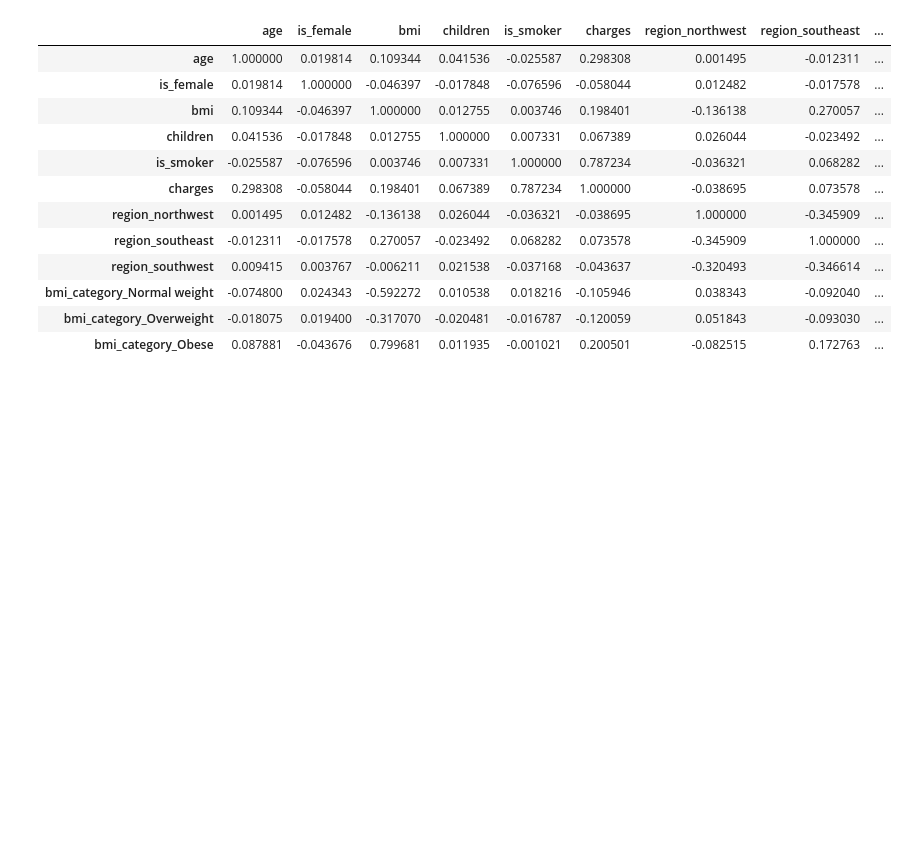
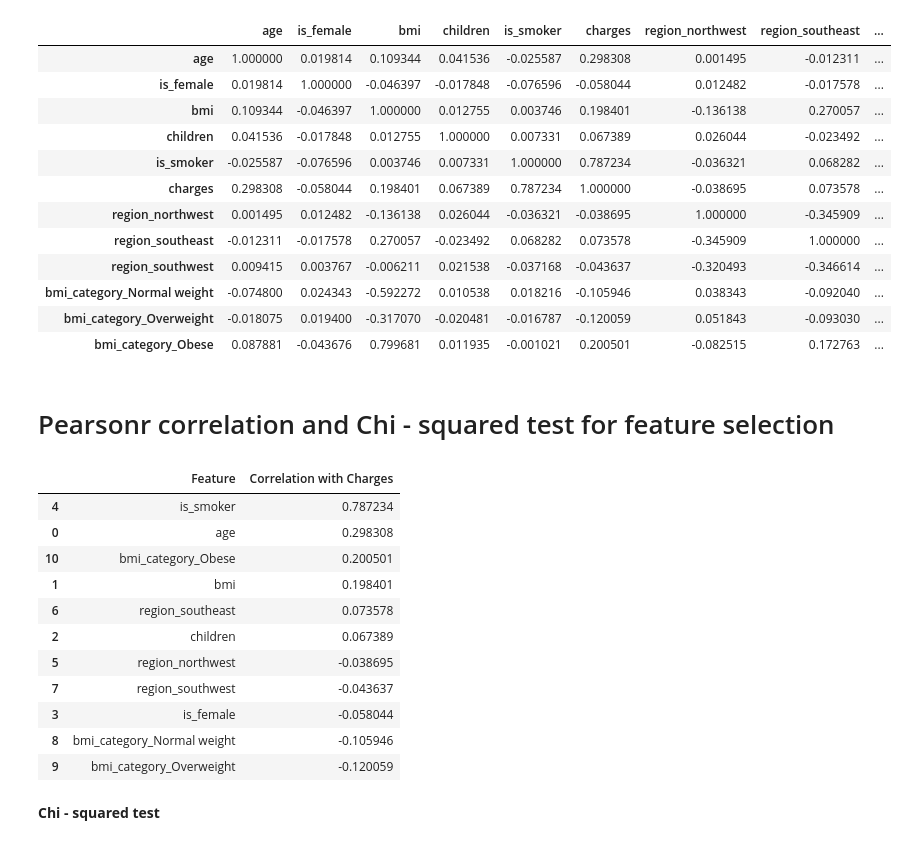
Before and after one commit to code-with-ayyan/Data-Science-practice-projects, a Jupyter notebook: insurance.ipynb, the cells around one changed output. Cells and saved outputs as stored; diff of their text form; code cells hidden in the pictures; blank space fills up the shorter version.

```diff
--- a/insurance.ipynb
+++ b/insurance.ipynb
@@ -305,3 +305,35 @@ data_cleaned.corr(numeric_only = True)
 | bmi_category_Normal weight | -0.074800 | 0.024343 | -0.592272 | 0.010538 | 0.018216 | -0.105946 | 0.038343 | -0.092040 | ... |
 | bmi_category_Overweight | -0.018075 | 0.019400 | -0.317070 | -0.020481 | -0.016787 | -0.120059 | 0.051843 | -0.093030 | ... |
 | bmi_category_Obese | 0.087881 | -0.043676 | 0.799681 | 0.011935 | -0.001021 | 0.200501 | -0.082515 | 0.172763 | ... |
+# %% [markdown]
+# Pearsonr correlation and Chi - squared test for feature selection
+# %%
+from scipy.stats import pearsonr
+
+targeted_cols = ['age', 'bmi', 'children',
+                 'is_female', 'is_smoker', 'region_northwest',
+                 'region_southeast', 'region_southwest', 'bmi_category_Normal weight',
+                 'bmi_category_Overweight', 'bmi_category_Obese']
+
+correlation = {
+    feature : pearsonr(data_cleaned[feature], data_cleaned['charges'])[0]
+    for feature in targeted_cols
+}
+
+correlation_df = pd.DataFrame(list(correlation.items()), columns=['Feature', 'Correlation with Charges'])
+correlation_df.sort_values(by='Correlation with Charges', ascending=False)
+# %% [output]
+|  | Feature | Correlation with Charges |
+| 4 | is_smoker | 0.787234 |
+| 0 | age | 0.298308 |
+| 10 | bmi_category_Obese | 0.200501 |
+| 1 | bmi | 0.198401 |
+| 6 | region_southeast | 0.073578 |
+| 2 | children | 0.067389 |
+| 5 | region_northwest | -0.038695 |
+| 7 | region_southwest | -0.043637 |
+| 3 | is_female | -0.058044 |
+| 8 | bmi_category_Normal weight | -0.105946 |
+| 9 | bmi_category_Overweight | -0.120059 |
+# %% [markdown]
+**Chi - squared test**
```
Also changed, not shown: parts of 3 cells of this notebook.
